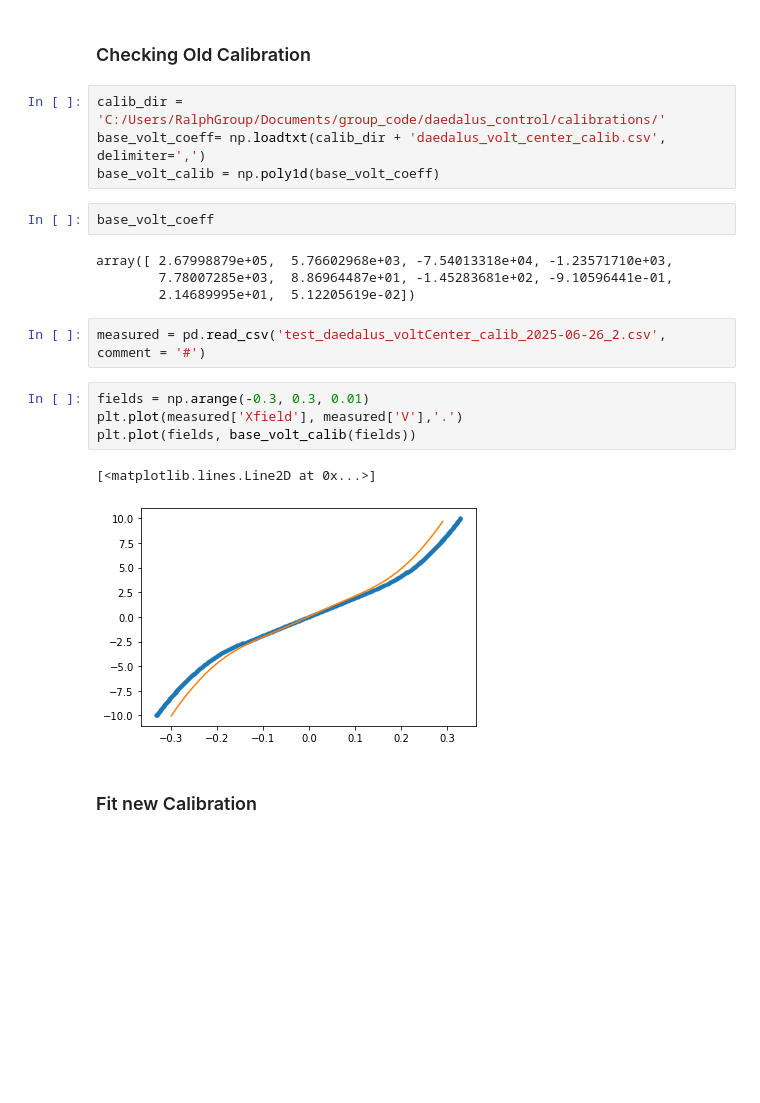
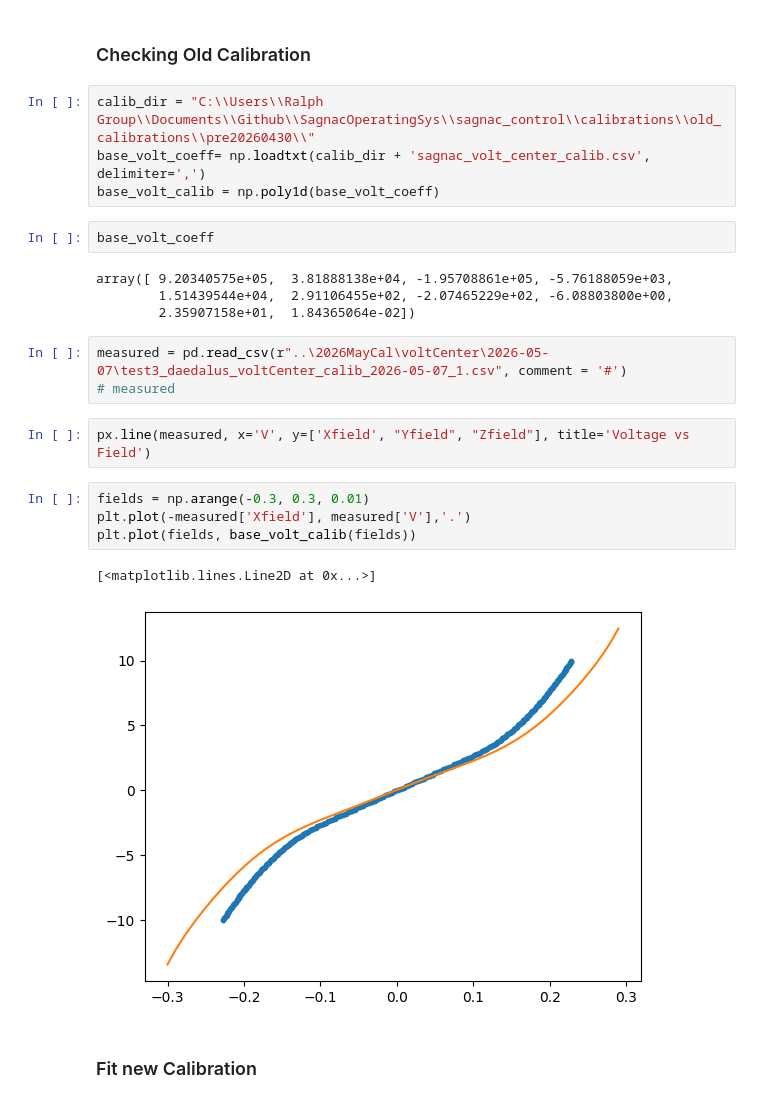
Before and after one commit to OrionSmedley/SagnacOperatingSys, a Jupyter notebook: sagnac_control/calibrations/calibration_analysis_notebooks/MagnetVoltageToField.ipynb, the cells around one changed output. Saved outputs shown, nothing was run; the diff lists cells and outputs as text; blank space fills up the shorter version.

Commit message:
redid voltCenter calibration

```diff
--- a/sagnac_control/calibrations/calibration_analysis_notebooks/MagnetVoltageToField.ipynb
+++ b/sagnac_control/calibrations/calibration_analysis_notebooks/MagnetVoltageToField.ipynb
@@ -10,24 +12,27 @@ from scipy.optimize import curve_fit
 # %% [markdown]
 ### Checking Old Calibration
 # %%
-calib_dir = 'C:/Users/RalphGroup/Documents/group_code/daedalus_control/calibrations/'
-base_volt_coeff= np.loadtxt(calib_dir + 'daedalus_volt_center_calib.csv', delimiter=',')
+calib_dir = "C:\\Users\\Ralph Group\\Documents\\Github\\SagnacOperatingSys\\sagnac_control\\calibrations\\old_calibrations\\pre20260430\\"
+base_volt_coeff= np.loadtxt(calib_dir + 'sagnac_volt_center_calib.csv', delimiter=',')
 base_volt_calib = np.poly1d(base_volt_coeff)
 # %%
 base_volt_coeff
 # %% [output]
-array([ 2.67998879e+05,  5.76602968e+03, -7.54013318e+04, -1.23571710e+03,
-        7.78007285e+03,  8.86964487e+01, -1.45283681e+02, -9.10596441e-01,
-        2.14689995e+01,  5.12205619e-02])
+array([ 9.20340575e+05,  3.81888138e+04, -1.95708861e+05, -5.76188059e+03,
+        1.51439544e+04,  2.91106455e+02, -2.07465229e+02, -6.08803800e+00,
+        2.35907158e+01,  1.84365064e-02])
 # %%
-measured = pd.read_csv('test_daedalus_voltCenter_calib_2025-06-26_2.csv', comment = '#')
+measured = pd.read_csv(r"..\2026MayCal\voltCenter\2026-05-07\test3_daedalus_voltCenter_calib_2026-05-07_1.csv", comment = '#')
+# measured
+# %%
+px.line(measured, x='V', y=['Xfield', "Yfield", "Zfield"], title='Voltage vs Field')
 # %%
 fields = np.arange(-0.3, 0.3, 0.01)
-plt.plot(measured['Xfield'], measured['V'],'.')
+plt.plot(-measured['Xfield'], measured['V'],'.')
 plt.plot(fields, base_volt_calib(fields))
 # %% [output]
 [<matplotlib.lines.Line2D at 0x...>]
-[figure, old version]
+[figure, new version]
 # %% [markdown]
 ### Fit new Calibration
 # %%
```
Also changed, not shown: parts of 4 cells of this notebook, 5 other files.
